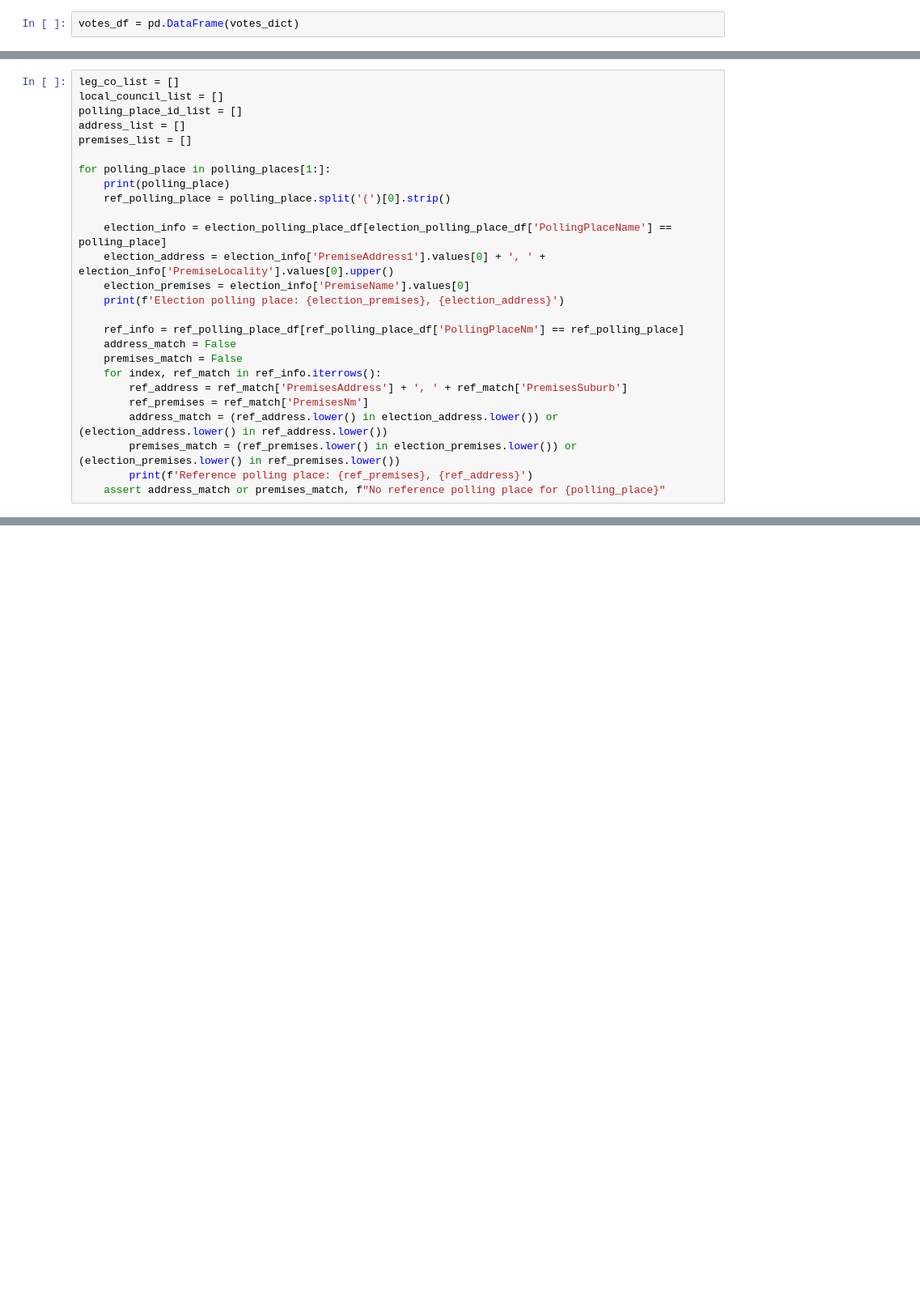
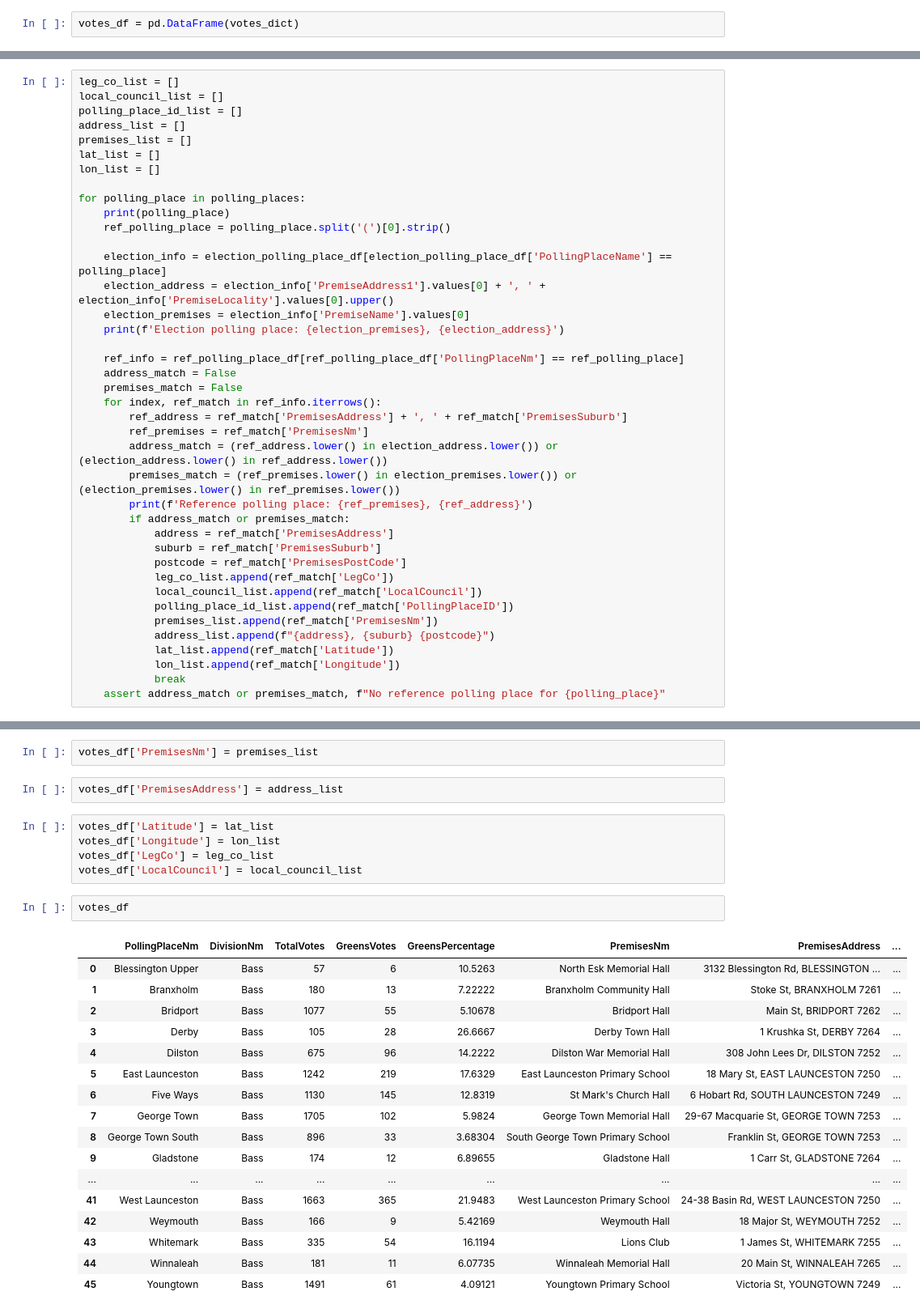
Before and after one commit to DamienIrving/election-analysis, a Jupyter notebook: state_elections.ipynb, the cells around one changed output, grey strips where cells are left out. Shown at 81% size. Drawn from its saved outputs; the diff is of its cells as text; blank space fills up the shorter version.

```diff
--- a/state_elections.ipynb
+++ b/state_elections.ipynb
@@ -122,8 +113,10 @@ local_council_list = []
 polling_place_id_list = []
 address_list = []
 premises_list = []
+lat_list = []
+lon_list = []
 
-for polling_place in polling_places[1:]:
+for polling_place in polling_places:
     print(polling_place)
     ref_polling_place = polling_place.split('(')[0].strip()
 
@@ -141,5 +134,17 @@ for polling_place in polling_places[1:]:
         address_match = (ref_address.lower() in election_address.lower()) or (election_address.lower() in ref_address.lower())
         premises_match = (ref_premises.lower() in election_premises.lower()) or (election_premises.lower() in ref_premises.lower())
         print(f'Reference polling place: {ref_premises}, {ref_address}')
+        if address_match or premises_match:
+            address = ref_match['PremisesAddress']
+            suburb = ref_match['PremisesSuburb']
+            postcode = ref_match['PremisesPostCode']
+            leg_co_list.append(ref_match['LegCo'])
+            local_council_list.append(ref_match['LocalCouncil'])
+            polling_place_id_list.append(ref_match['PollingPlaceID'])
+            premises_list.append(ref_match['PremisesNm'])
+            address_list.append(f"{address}, {suburb} {postcode}")
+            lat_list.append(ref_match['Latitude'])
+            lon_list.append(ref_match['Longitude'])
+            break
     assert address_match or premises_match, f"No reference polling place for {polling_place}"
 # %% [output]
@@ -193,0 +168,29 @@ ref_polling_place_df
+# %%
+votes_df['PremisesNm'] = premises_list
+# %%
+votes_df['PremisesAddress'] = address_list
+# %%
+votes_df['Latitude'] = lat_list
+votes_df['Longitude'] = lon_list
+votes_df['LegCo'] = leg_co_list
+votes_df['LocalCouncil'] = local_council_list
+# %%
+votes_df
+# %% [output]
+|  | PollingPlaceNm | DivisionNm | TotalVotes | GreensVotes | GreensPercentage | PremisesNm | PremisesAddress | ... |
+| 0 | Blessington Upper | Bass | 57 | 6 | 10.5263 | North Esk Memorial Hall | 3132 Blessington Rd, BLESSINGTON ... | ... |
+| 1 | Branxholm | Bass | 180 | 13 | 7.22222 | Branxholm Community Hall | Stoke St, BRANXHOLM 7261 | ... |
+| 2 | Bridport | Bass | 1077 | 55 | 5.10678 | Bridport Hall | Main St, BRIDPORT 7262 | ... |
+| 3 | Derby | Bass | 105 | 28 | 26.6667 | Derby Town Hall | 1 Krushka St, DERBY 7264 | ... |
+| 4 | Dilston | Bass | 675 | 96 | 14.2222 | Dilston War Memorial Hall | 308 John Lees Dr, DILSTON 7252 | ... |
+| 5 | East Launceston | Bass | 1242 | 219 | 17.6329 | East Launceston Primary School | 18 Mary St, EAST LAUNCESTON 7250 | ... |
+| 6 | Five Ways | Bass | 1130 | 145 | 12.8319 | St Mark's Church Hall | 6 Hobart Rd, SOUTH LAUNCESTON 7249 | ... |
+| 7 | George Town | Bass | 1705 | 102 | 5.9824 | George Town Memorial Hall | 29-67 Macquarie St, GEORGE TOWN 7253 | ... |
+| 8 | George Town South | Bass | 896 | 33 | 3.68304 | South George Town Primary School | Franklin St, GEORGE TOWN 7253 | ... |
+| 9 | Gladstone | Bass | 174 | 12 | 6.89655 | Gladstone Hall | 1 Carr St, GLADSTONE 7264 | ... |
+| ... | ... | ... | ... | ... | ... | ... | ... | ... |
+| 41 | West Launceston | Bass | 1663 | 365 | 21.9483 | West Launceston Primary School | 24-38 Basin Rd, WEST LAUNCESTON 7250 | ... |
+| 42 | Weymouth | Bass | 166 | 9 | 5.42169 | Weymouth Hall | 18 Major St, WEYMOUTH 7252 | ... |
+| 43 | Whitemark | Bass | 335 | 54 | 16.1194 | Lions Club | 1 James St, WHITEMARK 7255 | ... |
+| 44 | Winnaleah | Bass | 181 | 11 | 6.07735 | Winnaleah Memorial Hall | 20 Main St, WINNALEAH 7265 | ... |
+| 45 | Youngtown | Bass | 1491 | 61 | 4.09121 | Youngtown Primary School | Victoria St, YOUNGTOWN 7249 | ... |
```
Also changed, not shown: parts of 9 cells of this notebook, 1 other file.
